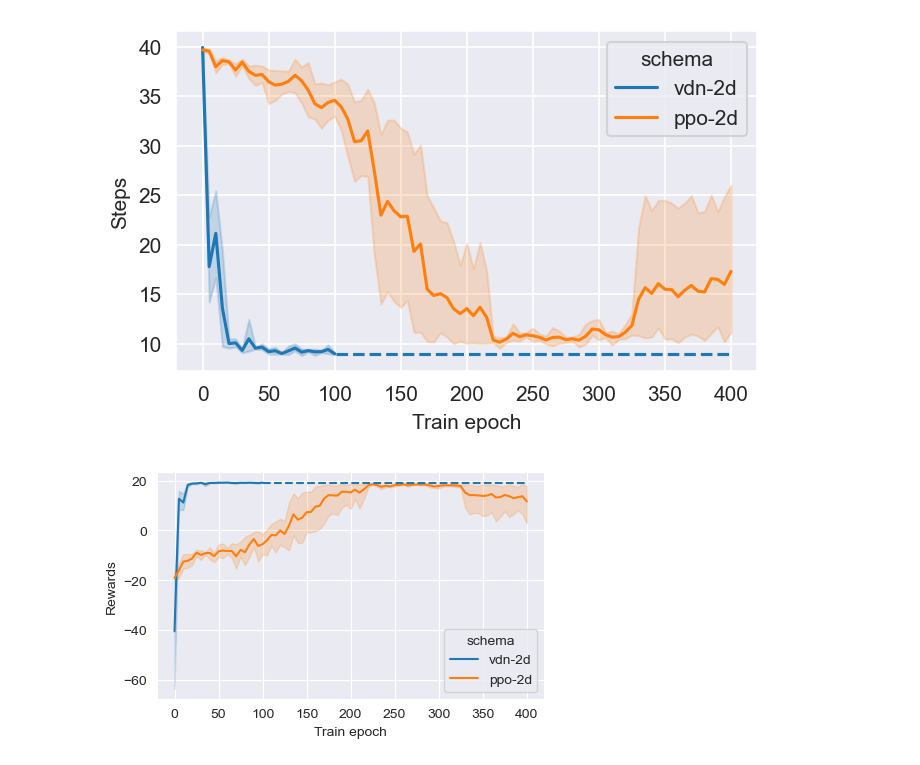
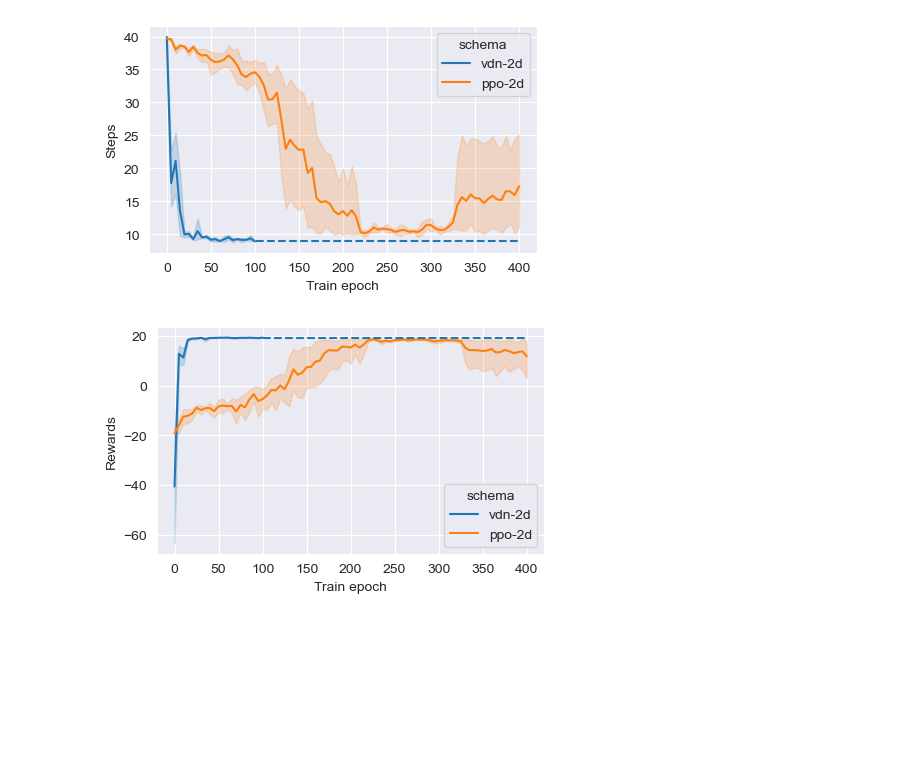
Before and after one commit to Polaris-Yang/MARL-DMFB, a Jupyter notebook: drawRes-dmfb/DrawRes.ipynb, the cells around one changed output. Drawn from its saved outputs; the diff is of its cells as text; code cells hidden in the pictures; blank space fills up the shorter version.

```diff
--- a/drawRes-dmfb/DrawRes.ipynb
+++ b/drawRes-dmfb/DrawRes.ipynb
@@ -70,8 +70,8 @@ ax1 = plt.plot(x_app,y_app['success'],linestyle = '--',color=(0.1215686274509803
 # %%
-fig,ax1 = plt.subplots(dpi=150,figsize=(5,3))
+fig,ax1 = plt.subplots(dpi=100,figsize=(5,3))
 ax1 = sns.lineplot(x='Train epoch',y='Steps',hue='schema',data=data_2d)
 ax1 = plt.plot(x_app,y_app['step'],linestyle = '--',color=(0.12156862745098039, 0.4666666666666667, 0.7058823529411765))
 # %% [output]
-[figure, old version]
+[figure, new version]
 # %%
 fig,ax1 = plt.subplots(dpi=100,figsize=(5,3))
```
Also changed, not shown: parts of 15 cells of this notebook, 3 other files.
